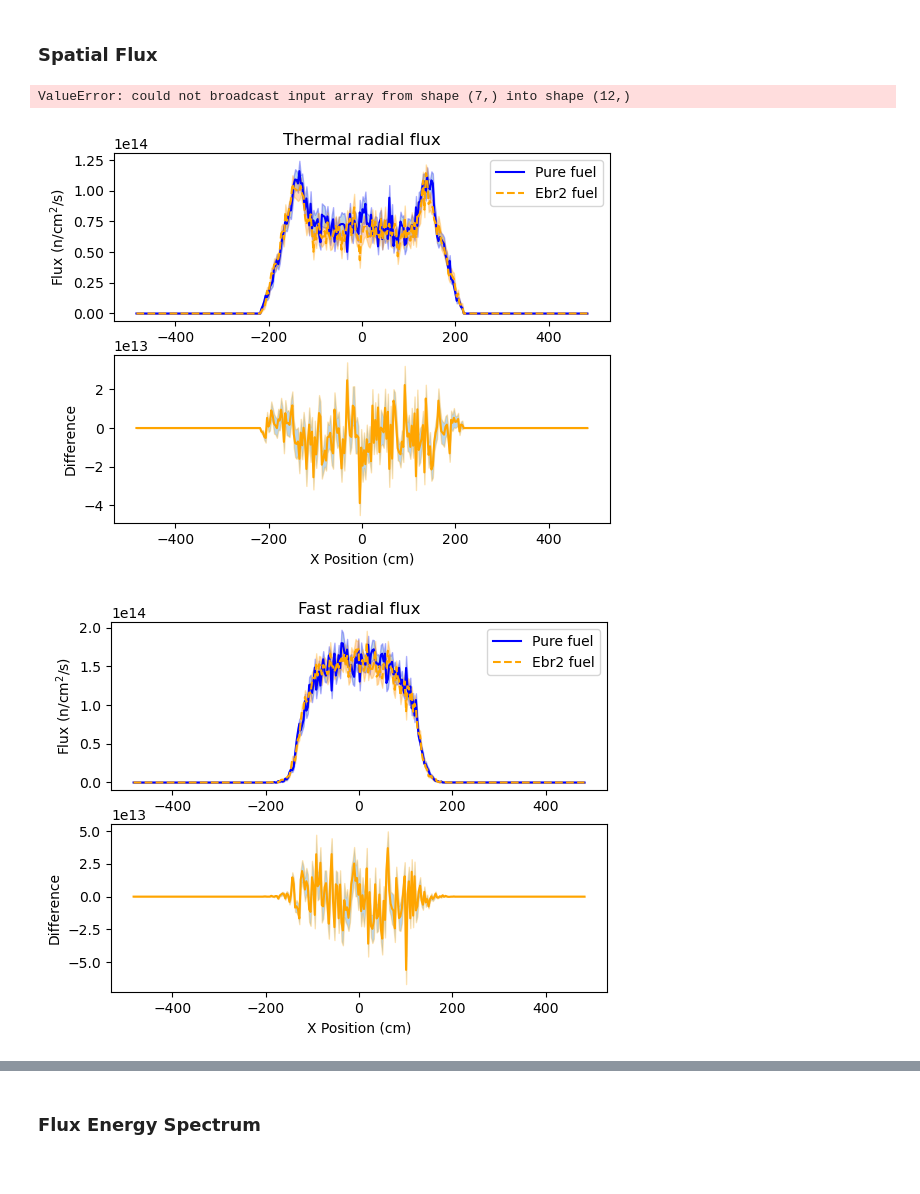
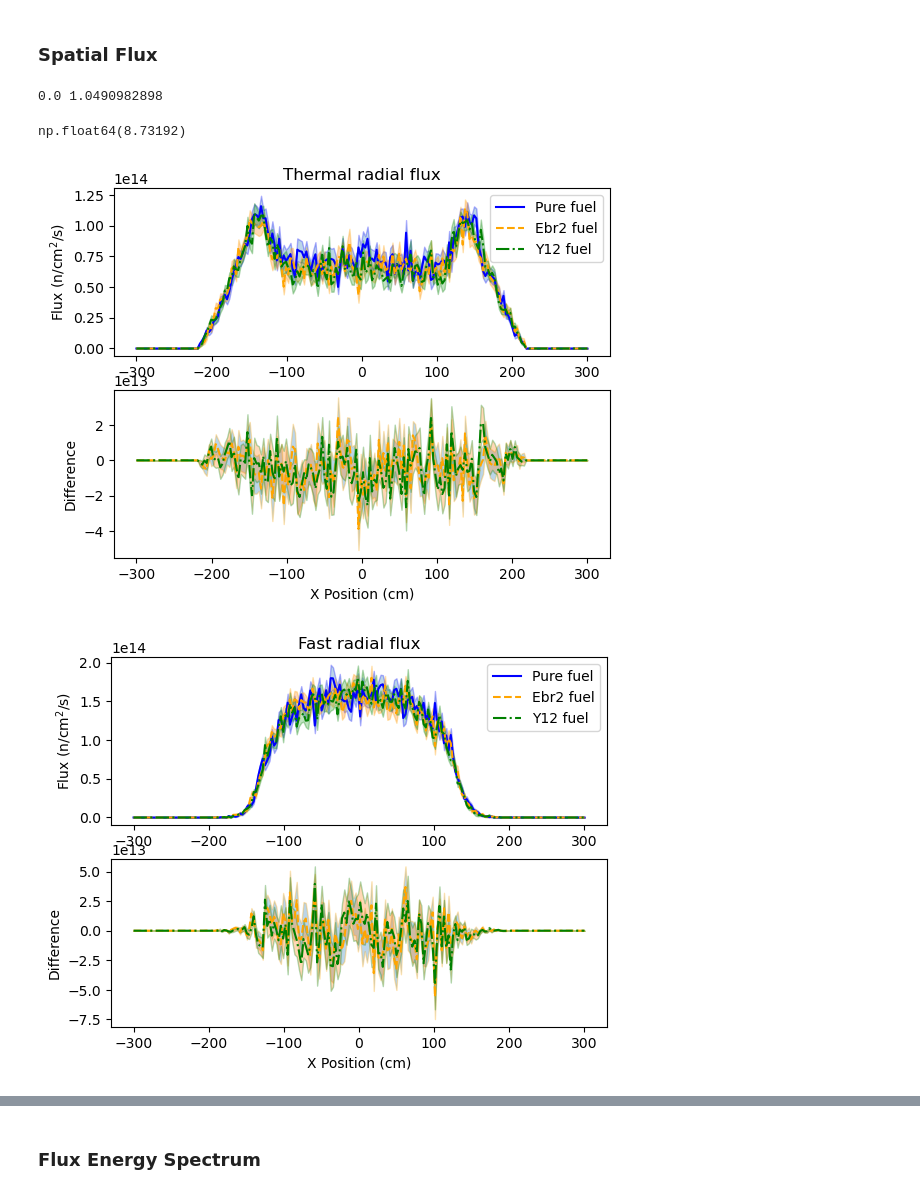
Before and after one commit to abachma2/phlox, a Jupyter notebook: reactors/full-core/htgr-200/Impurities_analysis.ipynb, the cells around one changed output, grey strips where cells are left out. Drawn from its saved outputs; the diff is of its cells as text; code cells hidden in the pictures.

```diff
--- a/reactors/full-core/htgr-200/Impurities_analysis.ipynb
+++ b/reactors/full-core/htgr-200/Impurities_analysis.ipynb
@@ -217,7 +233,7 @@ y12 1.08766 +/- 0.00034805120000000006
 # %%
 beta_eff = {'pure':0, 'ebr2':0, 'y12':0}; beta_eff_error = {'pure':0,'ebr2':0, 'y12':0}
 # %%
-for fuel in out_files['results']:
+for fuel in fuels:
     data = serpentTools.read(f"{fuel}/htgr-mr-full-core.inp_res.m")
     universe = data.getUniv('0', timeDays = 0)
     beta_eff[fuel] = universe.gc['betaEff'][0]
@@ -238,0 +263,5 @@ beta_eff for Y12 fuel: 0.00596458 +/- 5.22497208e-05
+# %%
+for fuel in ['ebr2', 'y12']:
+    diff = beta_eff[fuel] - beta_eff['pure']
+    diff_e = np.sqrt(beta_eff_error[fuel]**2 + beta_eff_error['pure']**2)
+    print(fuel, diff, "+/-", diff_e)
@@ -243,73 +275,72 @@ beta_eff for Y12 fuel: 0.00596458 +/- 5.22497208e-05
 # %%
 # Neutron flux for all base temperatures
 axial_grid = np.linspace(0, 1150, 230)
-radial_grid = np.linspace(-483, 483, 322) #radial is actually 2 identical x- y- meshes
-#flux = {'core':{'pure':[],
-#                  'ebr2':[],
-#                  'y12':{}}}
-for fuel in ['y12']:
-    detectors = serpentTools.read(f"{fuel}/htgr-mr-full-core.inp_det1b1.m", 'det')
-    #flux['radial'][fuel] = detectors.detectors['radial_flux']
-    #flux['axial'][fuel] = detectors.detectors['axial_flux']
-    flux['core'][fuel] = detectors.detectors['core_flux']
+radial_grid = np.linspace(-300, 300, 200) #radial is actually 2 identical x- y- meshes
-# %% [output]
-ValueError: could not broadcast input array from shape (7,) into shape (12,)
+# %%
+flux = {'core':{'pure':[],
+                  'ebr2':[],
+                  'y12':{}}}
+for fuel in fuels:
+    detectors = serpentTools.read(f"{fuel}/htgr-mr-full-core.inp_det1b1.m", 'det')
+    flux['core'][fuel] = detectors.detectors['core_flux']
+# %%
+energy = 0
+e = flux['core']['pure'].tallies[energy, 115, 161, 61:261]* flux['core']['pure'].errors[energy, 115, 161, 61:261]
+print(e.min(), e.max()/1e13)
+# %% [output]
+0.0 1.0490982898
+# %%
+flux['core']['pure'].tallies[energy, :, 161, 161].max()/1e13
+# %% [output]
+np.float64(8.73192)
 # %%
-#I am commenting out original lines here instead of removing,
-#so when this (probably) messes up the first time, we can compare to the original working version
-#in particular, I might have messed up the bin order, if serpenttools makes the zyx order serpent uses xyz
-# but in that case, you just need to flip the z y x order I've assumed to x y z
-
 for direction in ['radial', 'axial']:
     for spectrum in ['thermal', 'fast']:
         if spectrum == 'thermal':
             energy = 0
         elif spectrum == 'fast':
             energy = 1
+        if direction == 'radial':
+            pure_flux = flux['core']['pure'].tallies[energy, 115, 161, 61:261]
+            pure_error = flux['core']['pure'].errors[energy, 115, 161, 61:261]
+        elif direction == 'axial':
+            pure_flux = flux['core']['pure'].tallies[energy, :, 161, 161]
+            pure_error = flux['core']['pure'].errors[energy, :, 161, 161]
         plt.figure(constrained_layout = False)
-        for fuel in ['pure', 'ebr2']:
+        for fuel in fuels:
             if direction == 'radial':
                 grid = radial_grid
-                #flux_tally = flux['radial'][fuel].tallies[0, 483, 267:699]
-                #error_tally = flux['radial'][fuel].errors[0, 483, 267:699]
-                #pure_flux = flux['radial']['pure'].tallies[0, 483, 267:699]
-                #pure_error = flux['radial']['pure'].errors[0, 483, 267:699]
                 #should be center z bin, center y bin, then all of the xbins in that spot - the centerline x-direction flux
-                flux_tally = flux['core'][fuel].tallies[energy, 115, 161, :]
-                error_tally = flux['core'][fuel].errors[energy, 115, 161, :]
-                pure_flux = flux['core']['pure'].tallies[energy, 115, 161, :]
-                pure_error = flux['core']['pure'].errors[energy, 115, 161, :]
+                flux_tally = flux['core'][fuel].tallies[energy, 115, 161, 61:261]
+                error_tally = flux['core'][fuel].errors[energy, 115, 161, 61:261]
             elif direction == 'axial':
                 grid = axial_grid
-                #flux_tally = flux['axial'][fuel].tallies[0, :]
-                #error_tally = flux['axial'][fuel].errors[0, :]
-                #pure_flux = flux['axial']['pure'].tallies[0, :]
-                #pure_error = flux['axial']['pure'].errors[0, :]
                 #should be the axial (z direction) centerline flux
                 flux_tally = flux['core'][fuel].tallies[energy, :, 161, 161]
                 error_tally = flux['core'][fuel].errors[energy, :, 161, 161]
-                pure_flux = flux['core']['pure'].tallies[energy, :, 161, 161]
-                pure_error = flux['core']['pure'].errors[energy, :, 161, 161]
             ax1 = plt.subplot(2,1,1)
             error = error_tally*flux_tally
             ax1.plot(grid, flux_tally,
                      label = f"{fuel.capitalize()} fuel", color = colors[fuel],
                      linestyle = linestyles[fuel])
             ax1.fill_between(grid, flux_tally - error, flux_tally + error,
                              alpha = 0.3, edgecolor = colors[fuel])
             ax1.legend()
             ax1.set_ylabel(r"Flux (n/cm$^2$/s)")
             plt.title(f"{spectrum.capitalize()} {direction} flux")
             if fuel != 'pure':
                 ax2 = plt.subplot(2,1,2)
                 diff = flux_tally - pure_flux
                 diff_e = np.sqrt(error**2 + (pure_flux * pure_error)**2)
                 ax2.plot(grid, diff, color = colors[fuel])
                 ax2.fill_between(grid, diff - diff_e, diff + diff_e, alpha = 0.3,
                                  edgecolor = colors[fuel])
                 ax2.set_ylabel("Difference")
-                ax2.set_xlabel('X Position (cm)')
-        #plt.savefig(f"xe100_{spectrum}_{direction}.pdf")
+                if direction == 'radial':
+                    ax2.set_xlabel('X Position (cm)')
+                elif direction == 'axial':
+                    ax2.set_xlabel('Z Position (cm)')
+        plt.savefig(f"xe100_{spectrum}_{direction}.pdf")
 # %% [output]
-[figure, old version]
+[figure, new version]
-[figure, old version]
+[figure, new version]
```
Also changed, not shown: parts of 19 cells of this notebook.
